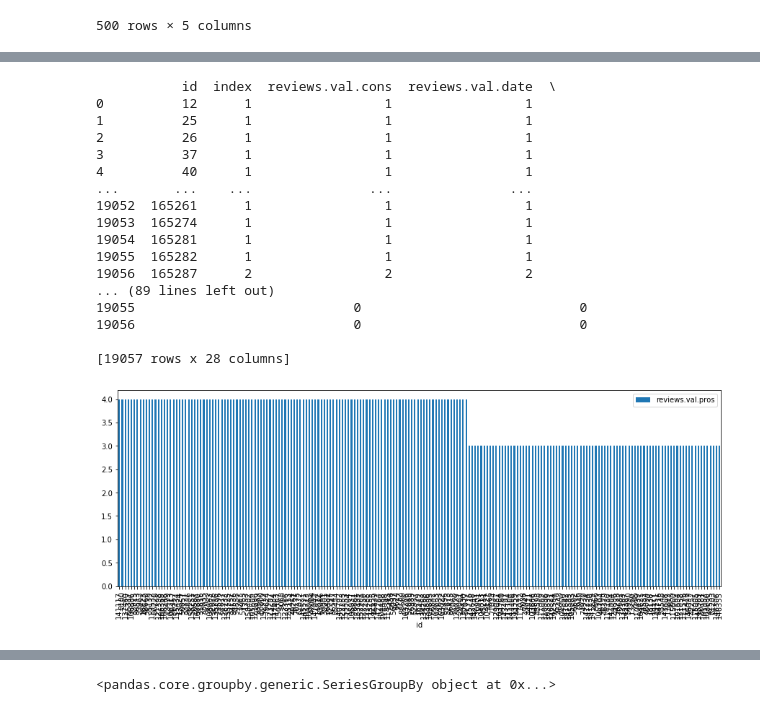
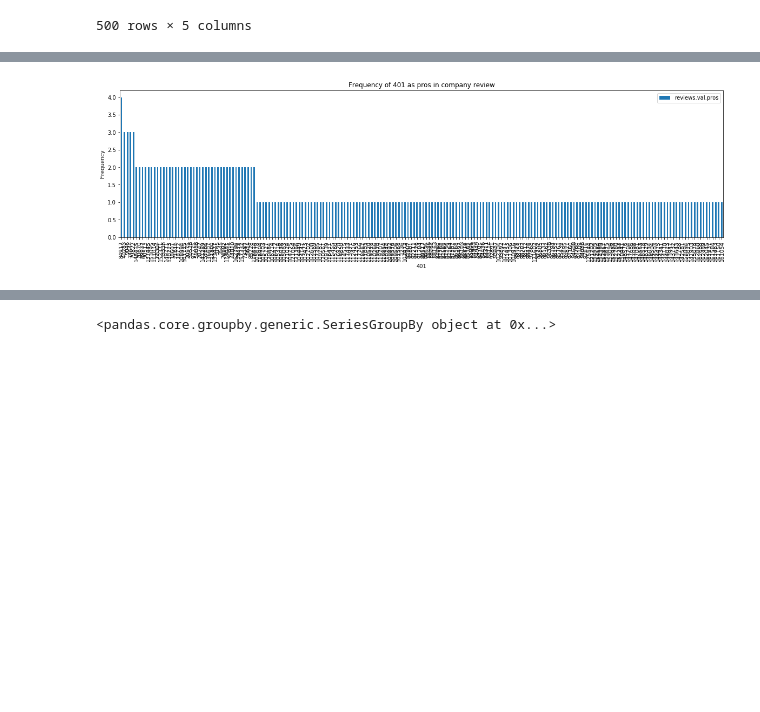
Before and after one commit to Purvi-Rekh/Glassdoor_pros_cons_comment_analysis, a Jupyter notebook: glassdoor_review.ipynb, the cells around one changed output, grey strips where cells are left out. Cells and saved outputs as stored; diff of their text form; code cells hidden in the pictures; blank space fills up the shorter version.

```diff
--- a/glassdoor_review.ipynb
+++ b/glassdoor_review.ipynb
@@ -110,3 +113,8 @@ new_df
 | 252788 | 148968 | Cool company, great onboarding fo... | 5 | a bit unorganised within my team | 5 |
 | 252639 | 148902 | Decent benefits for a tech firm, ... | 5 | Senior management in the products... | 5 |
 500 rows × 5 columns
+# %%
+df["cons_count"]=df.groupby("id")["reviews.val.cons"].transform('count')#["reviews.val.pros"]
+new_df_cons=df[["id","reviews.val.pros","pros_count","reviews.val.cons","cons_count"]].sort_values(by=["cons_count"],ascending=False)
+new_df_cons=new_df.head(500)
+new_df_cons[["reviews.val.cons","cons_count"]]
@@ -259,16 +396,19 @@ All frequencies
 #print(df["reviews.val.pros"].value_counts())
 # %%
 def pros_cons_analysis2(column,keyword):
-    fig,axs=plt.subplots(figsize=(15,5))
+    fig,axs=plt.subplots(figsize=(20,5))
     pros_401=df[["id","reviews.val.pros","reviews.val.cons"]]
     pros_401=df[df[column].str.lower().str.contains(keyword)]
     grp_pros_401=pros_401.groupby("id",as_index=False).count().reset_index()#["reviews.val.pros"]
-    print(grp_pros_401)
+    #print(grp_pros_401)
     most_401_pros=grp_pros_401.sort_values(by=column,ascending=False)#["reviews.val.pros"]
     most_401_pros=most_401_pros.head(200)
     #print(most_401_pros.head(500))
     #print(type(most_401_pros))
     most_401_pros.plot.bar(x="id",y=column,ax=axs)
+    axs.set_xlabel(keyword)
+    axs.set_ylabel("Frequency")
+    axs.set_title('Frequency of {} as pros in company review'.format(keyword))
 # %%
 top_pros_salary_ids=pros_cons_analysis2("reviews.val.pros","salary")
 # %% [output]
@@ -304,26 +427,9 @@ def pros_cons_analysis(column,keyword):
     #print(most_401_pros)
     #pros_cons_salary(most_401_pros,"reviews.val.pros","work life balance")
 # %%
-top_pros_salary_ids=pros_cons_analysis("reviews.val.pros","salary")
+top_pros_salary_ids=pros_cons_analysis2("reviews.val.pros","401")
 # %% [output]
-           id  index  reviews.val.cons  reviews.val.date  \
-0          12      1                 1                 1
-1          25      1                 1                 1
-2          26      1                 1                 1
-3          37      1                 1                 1
-4          40      1                 1                 1
-...       ...    ...               ...               ...
-19052  165261      1                 1                 1
-19053  165274      1                 1                 1
-19054  165281      1                 1                 1
-19055  165282      1                 1                 1
-19056  165287      2                 2                 2
-... (89 lines left out)
-19055                            0                            0
-19056                            0                            0
-
-[19057 rows x 28 columns]
-[figure, old version]
+[figure, new version]
 # %%
 def pros_cons_salary(df,column,keyword):
     fig,axs=plt.subplots(figsize=(15,5))
```
Also changed, not shown: parts of 27 cells of this notebook.
